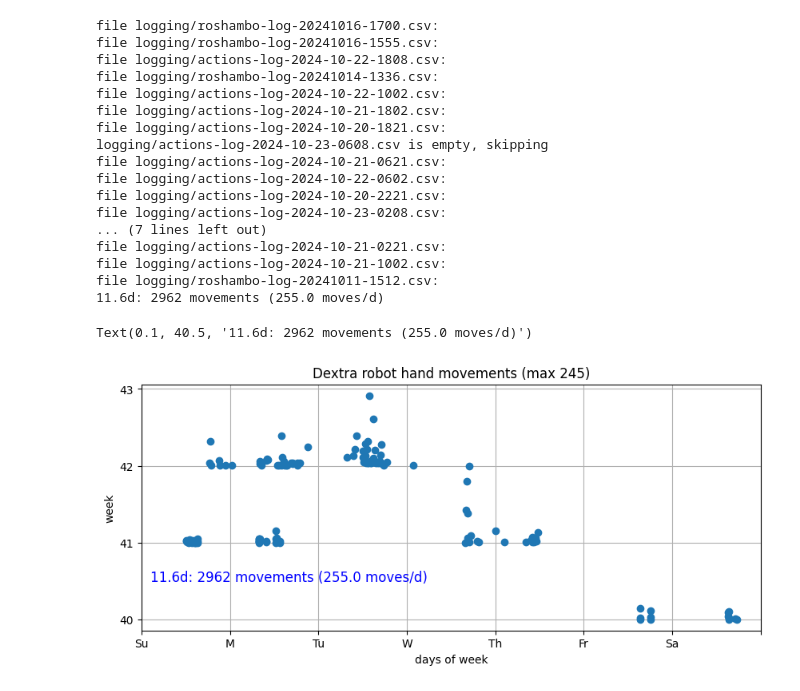
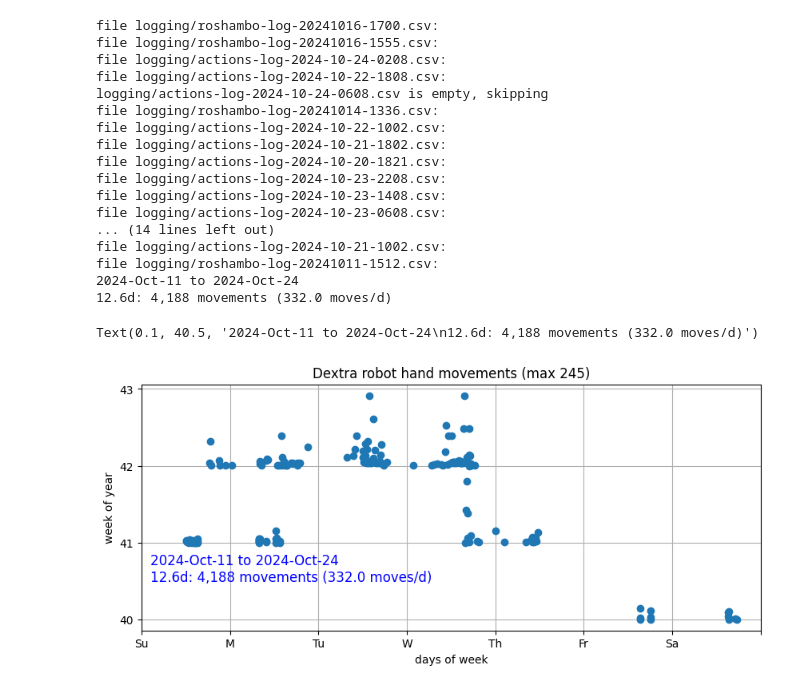
Before and after one commit to SensorsINI/dextra-roshambo-python, a Jupyter notebook: plot_data.ipynb, the cells around one changed output. Saved outputs shown, nothing was run; the diff lists cells and outputs as text; code cells hidden in the pictures.

Commit message:
improved plot

```diff
--- a/plot_data.ipynb
+++ b/plot_data.ipynb
@@ -26,7 +26,7 @@ from numpy import genfromtxt
 import numpy as np
 import matplotlib.ticker as plticker
 from matplotlib_scalebar.scalebar import ScaleBar
-
+import datetime
 
 dir='logging'
 data=np.empty((0,6),dtype=int) # year,day_of_year,weekday,hour,minute,museum_movements_this_hour
@@ -60,6 +60,14 @@ moves_nonzero=moves.astype(np.float32)
 moves_nonzero[moves_nonzero==0]=np.nan
 max_moves=np.max(moves)
 norm_moves=(moves_nonzero/max_moves)+int_weeks # shift weeks vertically
+datetimes=[]
+for i in range(len(years)):
+    datetimes.append(datetime.datetime(years[i], 1, 1) + datetime.timedelta(float(days[i]) - 1))
+datetimes.sort()
+# start/end date
+date_start= datetimes[0]
+date_end  = datetimes[-1]
+
 
 fig=plt.figure(figsize=(10,4))
 x=frac_days
@@ -68,42 +76,48 @@ plt.plot(x,y,'o')
 plt.xlabel('days of week')
 plt.ylabel('week of year')
 plt.xlim([0,7])
 plt.title(f'Dextra robot hand movements (max {max_moves})')
 xticks=plt.gca().get_xticks()
-plt.xticks(range(8),['Su','M','Tu','W','Th','Fr','Sa',''])
+weekdays=['Su','M','Tu','W','Th','Fr','Sa','']
+# with_noons=[]
+# for w in weekdays:
+#     with_noons.append(w)
+#     with_noons.append('12')
+# plt.xticks(range(len(with_noons)),with_noons)
+plt.xticks(range(len(weekdays)),weekdays)
 loc = plticker.MultipleLocator(base=1.0)
 plt.gca().yaxis.set_major_locator(loc)
 plt.grid(True)
 # for w in int_weeks:
 #     plt.plot([0,8],[w,w],linewidth=0.05,color='k')
 
 total_moves=np.sum(moves)
 total_days=np.max(year_frac_days)-np.min(year_frac_days)
 moves_per_day=total_moves/total_days
-t=f'{total_days:.1f}d: {total_moves} movements ({moves_per_day:.1f} moves/d)'
+t=f'{date_start.strftime("%Y-%b-%d")} to {date_end.strftime("%Y-%b-%d")}\n{total_days:.1f}d: {total_moves:,} movements ({moves_per_day:.1f} moves/d)'
 print(t)
 plt.text(.1,np.min(int_weeks)+.5,t, color='b', fontsize=12)
 
 
 # scalebar = ScaleBar(max_moves, "cm", length_fraction=0.25, rotation='vertical')
 # plt.gca().add_artist(scalebar)
 # %% [output]
 file logging/roshambo-log-20241016-1700.csv:
 file logging/roshambo-log-20241016-1555.csv:
+file logging/actions-log-2024-10-24-0208.csv:
 file logging/actions-log-2024-10-22-1808.csv:
+logging/actions-log-2024-10-24-0608.csv is empty, skipping
 file logging/roshambo-log-20241014-1336.csv:
 file logging/actions-log-2024-10-22-1002.csv:
 file logging/actions-log-2024-10-21-1802.csv:
 file logging/actions-log-2024-10-20-1821.csv:
-logging/actions-log-2024-10-23-0608.csv is empty, skipping
-file logging/actions-log-2024-10-21-0621.csv:
-file logging/actions-log-2024-10-22-0602.csv:
-file logging/actions-log-2024-10-20-2221.csv:
-file logging/actions-log-2024-10-23-0208.csv:
-... (7 lines left out)
-file logging/actions-log-2024-10-21-0221.csv:
+file logging/actions-log-2024-10-23-2208.csv:
+file logging/actions-log-2024-10-23-1408.csv:
+file logging/actions-log-2024-10-23-0608.csv:
+... (14 lines left out)
 file logging/actions-log-2024-10-21-1002.csv:
 file logging/roshambo-log-20241011-1512.csv:
-11.6d: 2962 movements (255.0 moves/d)
+2024-Oct-11 to 2024-Oct-24
+12.6d: 4,188 movements (332.0 moves/d)
-Text(0.1, 40.5, '11.6d: 2962 movements (255.0 moves/d)')
+Text(0.1, 40.5, '2024-Oct-11 to 2024-Oct-24\n12.6d: 4,188 movements (332.0 moves/d)')
-[figure, old version]
+[figure, new version]
```
